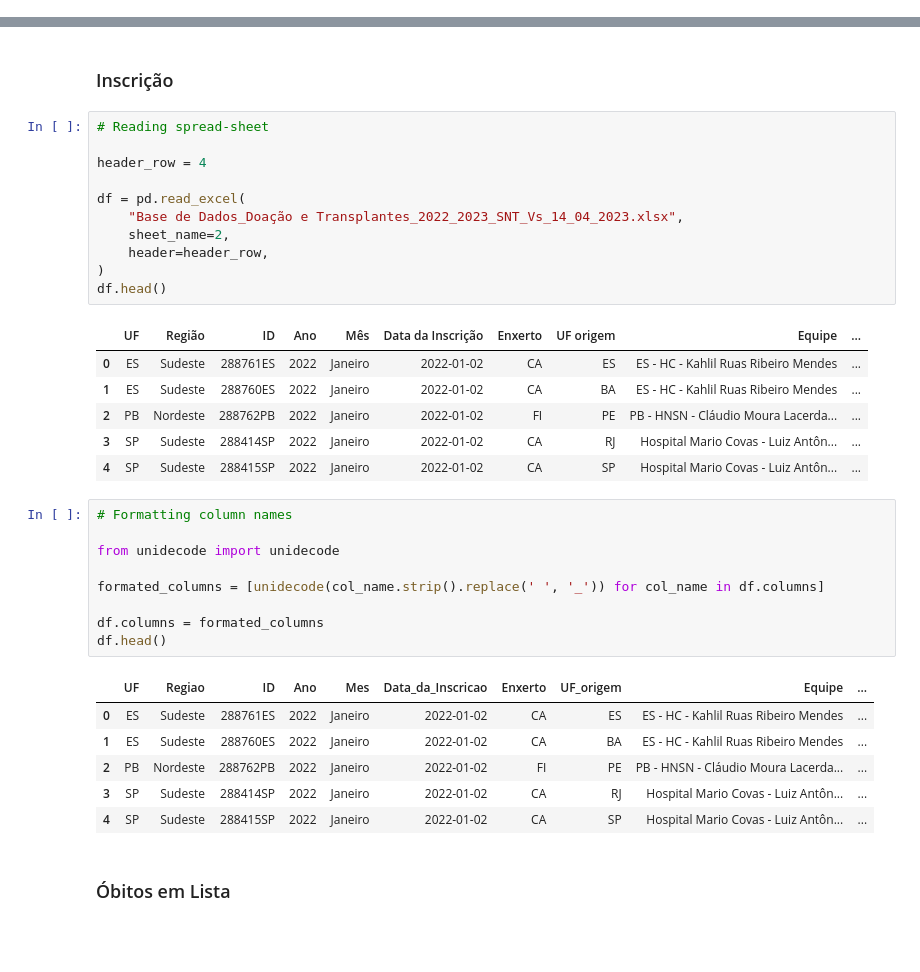
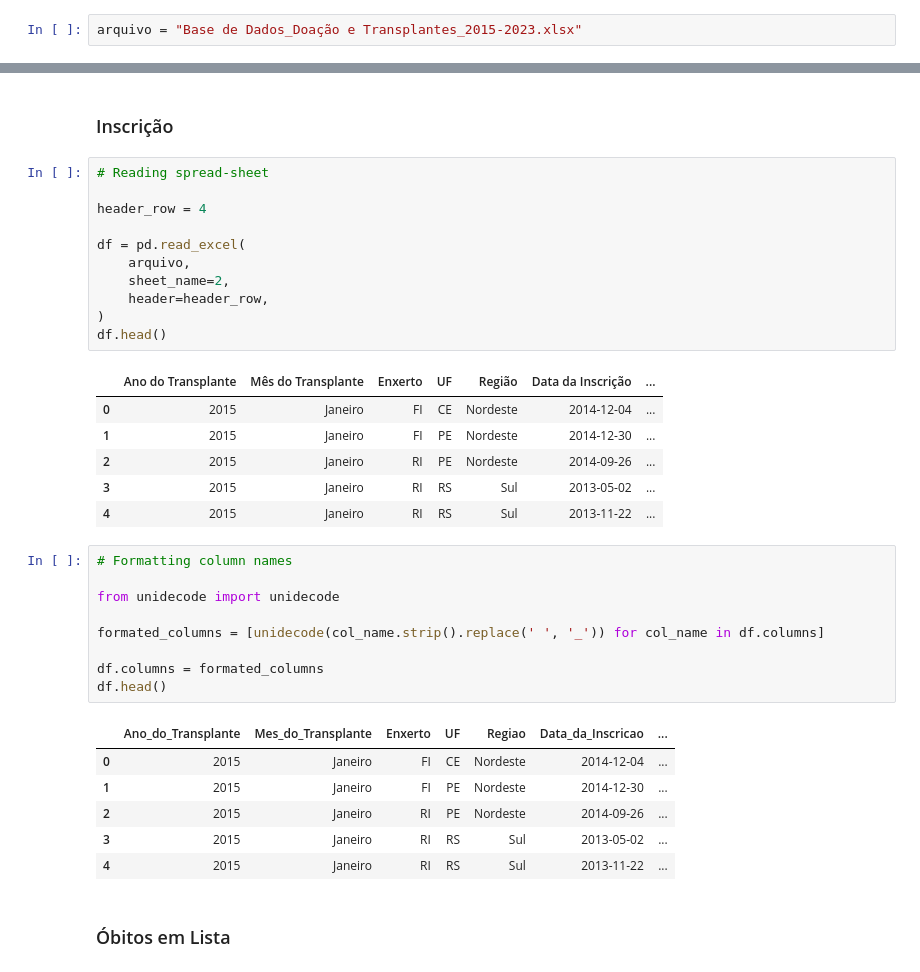
Before and after one commit to Esterci/SNT_table_study, a Jupyter notebook: study_notebook.ipynb, the cells around one changed output, grey strips where cells are left out. Drawn from its saved outputs; the diff is of its cells as text; blank space fills up the shorter version.

```diff
--- a/study_notebook.ipynb
+++ b/study_notebook.ipynb
@@ -12,3 +12,5 @@ import matplotlib as plt
+# %%
+arquivo = "Base de Dados_Doação e Transplantes_2015-2023.xlsx"
 # %% [markdown]
 ### Transplantes_Falecido
 # %%
@@ -129,21 +167,21 @@ df.head()
 # %%
 # Reading spread-sheet
 
 header_row = 4
 
 df = pd.read_excel(
-    "Base de Dados_Doação e Transplantes_2022_2023_SNT_Vs_14_04_2023.xlsx",
+    arquivo,
     sheet_name=2,
     header=header_row,
 )
 df.head()
 # %% [output]
-|  | UF | Região | ID | Ano | Mês | Data da Inscrição | Enxerto | UF origem | Equipe | ... |
-| 0 | ES | Sudeste | 288761ES | 2022 | Janeiro | 2022-01-02 | CA | ES | ES - HC - Kahlil Ruas Ribeiro Mendes | ... |
-| 1 | ES | Sudeste | 288760ES | 2022 | Janeiro | 2022-01-02 | CA | BA | ES - HC - Kahlil Ruas Ribeiro Mendes | ... |
-| 2 | PB | Nordeste | 288762PB | 2022 | Janeiro | 2022-01-02 | FI | PE | PB - HNSN - Cláudio Moura Lacerda... | ... |
-| 3 | SP | Sudeste | 288414SP | 2022 | Janeiro | 2022-01-02 | CA | RJ | Hospital Mario Covas - Luiz Antôn... | ... |
-| 4 | SP | Sudeste | 288415SP | 2022 | Janeiro | 2022-01-02 | CA | SP | Hospital Mario Covas - Luiz Antôn... | ... |
+|  | Ano do Transplante | Mês do Transplante | Enxerto | UF | Região | Data da Inscrição | ... |
+| 0 | 2015 | Janeiro | FI | CE | Nordeste | 2014-12-04 | ... |
+| 1 | 2015 | Janeiro | FI | PE | Nordeste | 2014-12-30 | ... |
+| 2 | 2015 | Janeiro | RI | PE | Nordeste | 2014-09-26 | ... |
+| 3 | 2015 | Janeiro | RI | RS | Sul | 2013-05-02 | ... |
+| 4 | 2015 | Janeiro | RI | RS | Sul | 2013-11-22 | ... |
 # %%
 # Formatting column names
 
@@ -154,12 +192,12 @@ formated_columns = [unidecode(col_name.strip().replace(' ', '_')) for col_name i
 df.columns = formated_columns
 df.head()
 # %% [output]
-|  | UF | Regiao | ID | Ano | Mes | Data_da_Inscricao | Enxerto | UF_origem | Equipe | ... |
-| 0 | ES | Sudeste | 288761ES | 2022 | Janeiro | 2022-01-02 | CA | ES | ES - HC - Kahlil Ruas Ribeiro Mendes | ... |
-| 1 | ES | Sudeste | 288760ES | 2022 | Janeiro | 2022-01-02 | CA | BA | ES - HC - Kahlil Ruas Ribeiro Mendes | ... |
-| 2 | PB | Nordeste | 288762PB | 2022 | Janeiro | 2022-01-02 | FI | PE | PB - HNSN - Cláudio Moura Lacerda... | ... |
-| 3 | SP | Sudeste | 288414SP | 2022 | Janeiro | 2022-01-02 | CA | RJ | Hospital Mario Covas - Luiz Antôn... | ... |
-| 4 | SP | Sudeste | 288415SP | 2022 | Janeiro | 2022-01-02 | CA | SP | Hospital Mario Covas - Luiz Antôn... | ... |
+|  | Ano_do_Transplante | Mes_do_Transplante | Enxerto | UF | Regiao | Data_da_Inscricao | ... |
+| 0 | 2015 | Janeiro | FI | CE | Nordeste | 2014-12-04 | ... |
+| 1 | 2015 | Janeiro | FI | PE | Nordeste | 2014-12-30 | ... |
+| 2 | 2015 | Janeiro | RI | PE | Nordeste | 2014-09-26 | ... |
+| 3 | 2015 | Janeiro | RI | RS | Sul | 2013-05-02 | ... |
+| 4 | 2015 | Janeiro | RI | RS | Sul | 2013-11-22 | ... |
 # %% [markdown]
 ### Óbitos em Lista
 # %%
```
Also changed, not shown: parts of 21 cells of this notebook.
